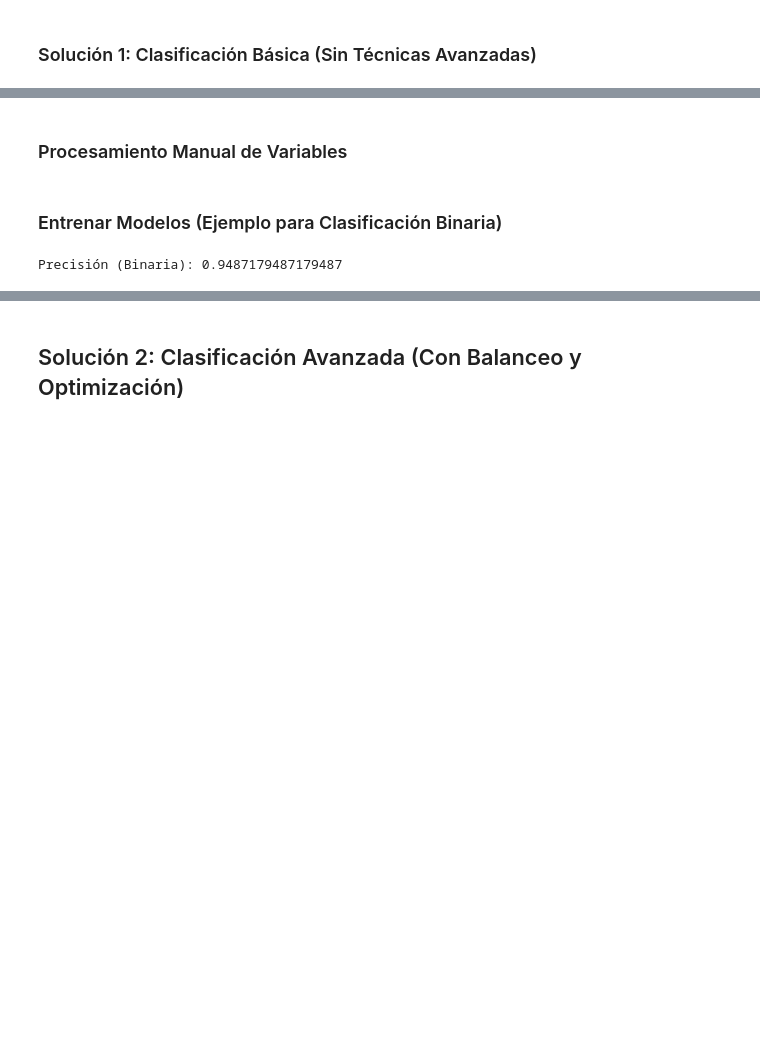
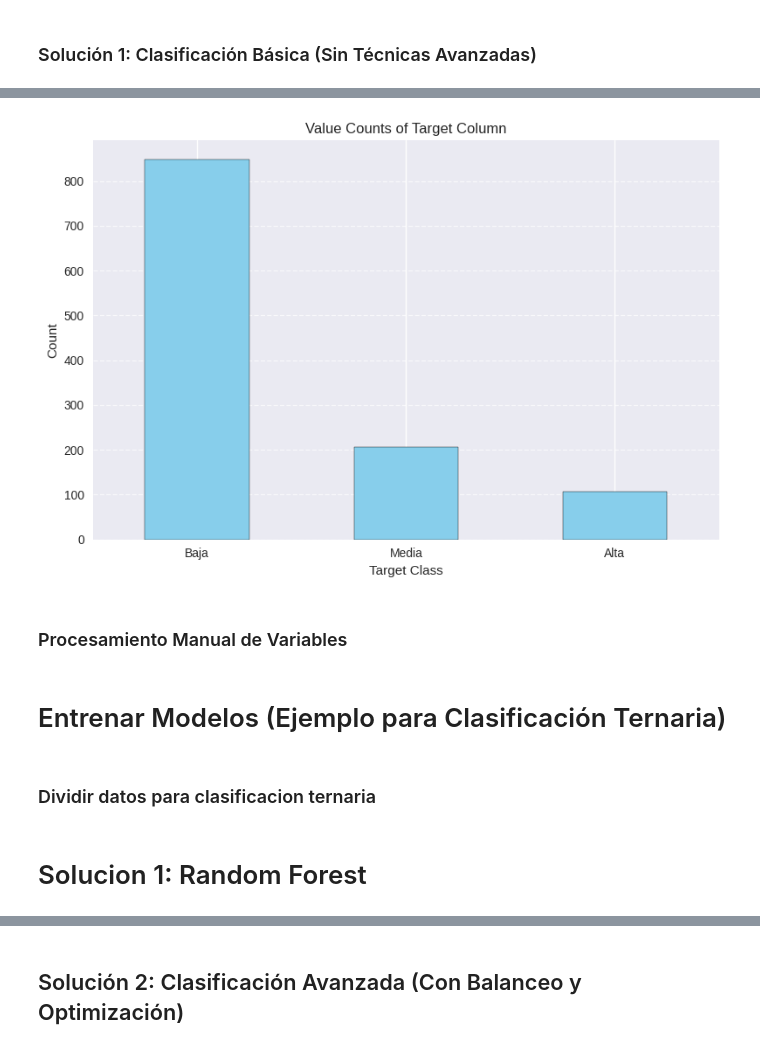
Before and after one commit to apovisr/PUCP_machine-learning, a Jupyter notebook: garment_productivity.ipynb, the cells around one changed output, grey strips where cells are left out. Cells and saved outputs as stored; diff of their text form; code cells hidden in the pictures; blank space fills up the shorter version.

```diff
--- a/garment_productivity.ipynb
+++ b/garment_productivity.ipynb
@@ -456,2 +417,6 @@ y_multi = pd.cut(X['actual_productivity'], bins=[0, 0.6, 0.9, 1.5], labels=['Baj
+# %%
+show_count_values_target(y_multi)
+# %% [output]
+[figure, added]
 # %% [markdown]
 ### Procesamiento Manual de Variables
@@ -475,18 +423,11 @@ X[numeric_features] = scaler.fit_transform(X[numeric_features])
 # %%
 X.drop(columns=['actual_productivity'], inplace=True)
 # %% [markdown]
-### Entrenar Modelos (Ejemplo para Clasificación Binaria)
+# Entrenar Modelos (Ejemplo para Clasificación Ternaria)
+# %% [markdown]
+### Dividir datos para clasificacion ternaria
 # %%
 # Dividir datos
 X_train, X_test, y_train, y_test = train_test_split(X, y_multi, test_size=0.3, random_state=42)
-#show_NaN_values(X_train)
-# Entrenar modelo
-model = RandomForestClassifier(random_state=42)
-model.fit(X_train, y_train)
-
-
-# Evaluar
-y_pred = model.predict(X_test)
-print("Precisión (Binaria):", accuracy_score(y_test, y_pred))
-# %% [output]
-Precisión (Binaria): 0.9487179487179487
+# %% [markdown]
+# Solucion 1: Random Forest
```
Also changed, not shown: parts of 63 cells of this notebook.
